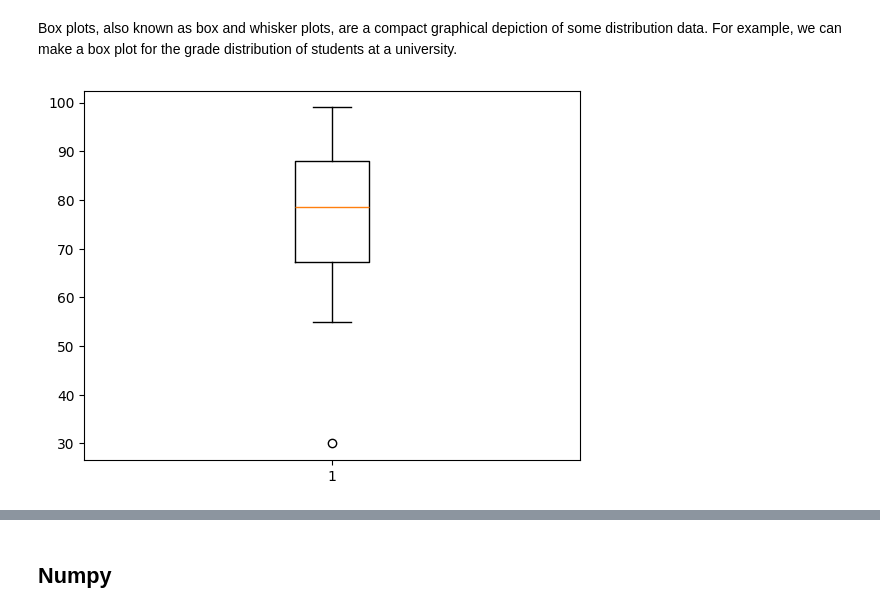
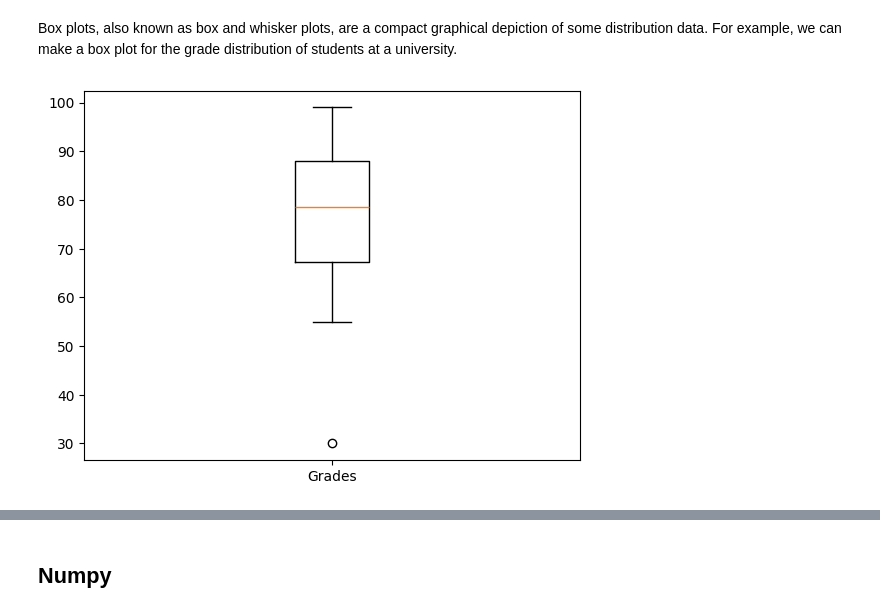
Before and after one commit to mrdandelion6/Learn-to-Code, a Jupyter notebook: python/data_analysis.ipynb, the cells around one changed output, grey strips where cells are left out. Drawn from its saved outputs; the diff is of its cells as text; code cells hidden in the pictures.

Commit message:
added boxplot notes

```diff
--- a/python/data_analysis.ipynb
+++ b/python/data_analysis.ipynb
@@ -124,8 +124,12 @@ Box plots, also known as box and whisker plots, are a compact graphical depictio
 # %%
 import matplotlib.pyplot as plt
 
 grades = [88, 74, 96, 85, 62, 55, 91, 77, 83, 90, 78, 80, 87, 95, 72, 69, 88, 92, 85, 76, 93, 81, 94, 79, 84, 70, 89, 82, 75, 86, 73, 97, 68, 71, 98, 67, 60, 99, 66, 63, 30, 65, 61, 59, 64, 58]
-plt.boxplot(grades)
+plt.boxplot(grades) # very simple syntax
+
+# used to set the x-axis labels
+plt.xticks([1], ['Grades'])
+
 plt.show()
 # %% [output]
-[figure, old version]
+[figure, new version]
```
Also changed, not shown: parts of 2 cells of this notebook, 1 other file.
